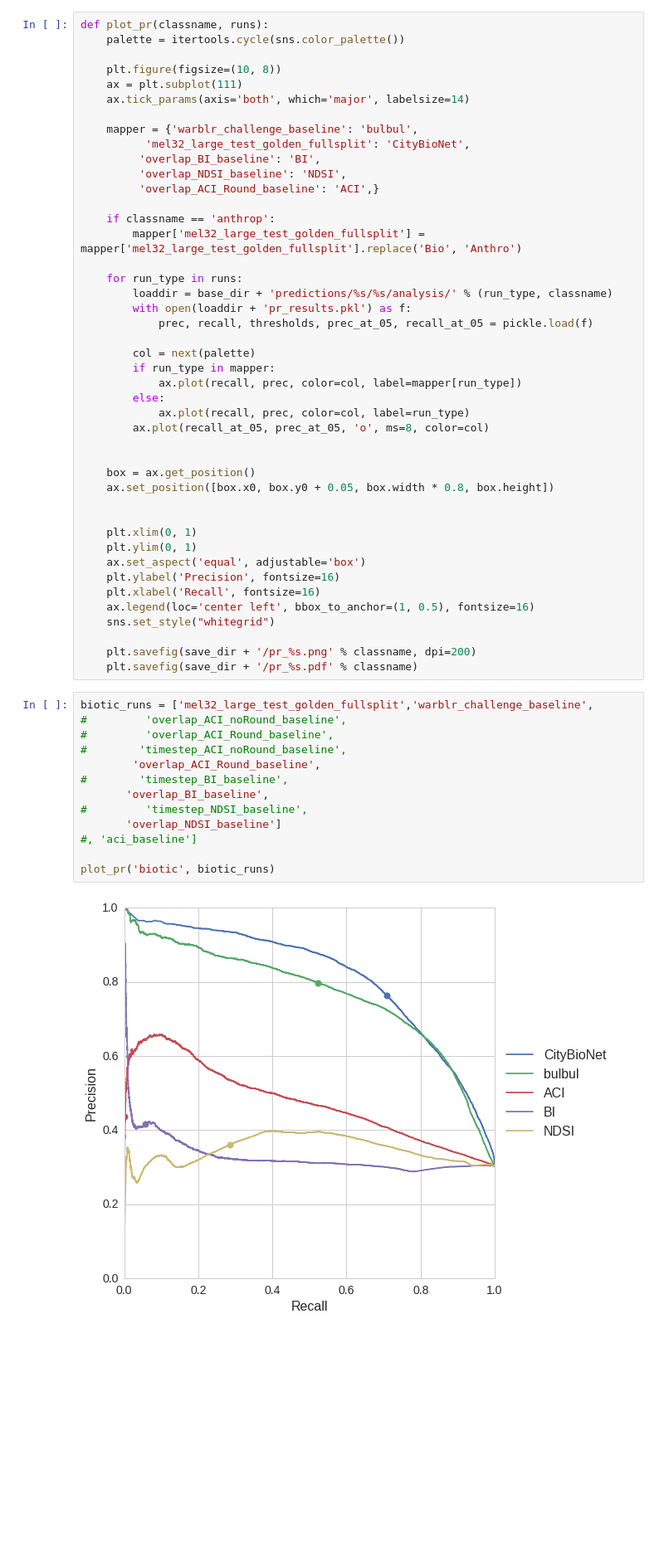
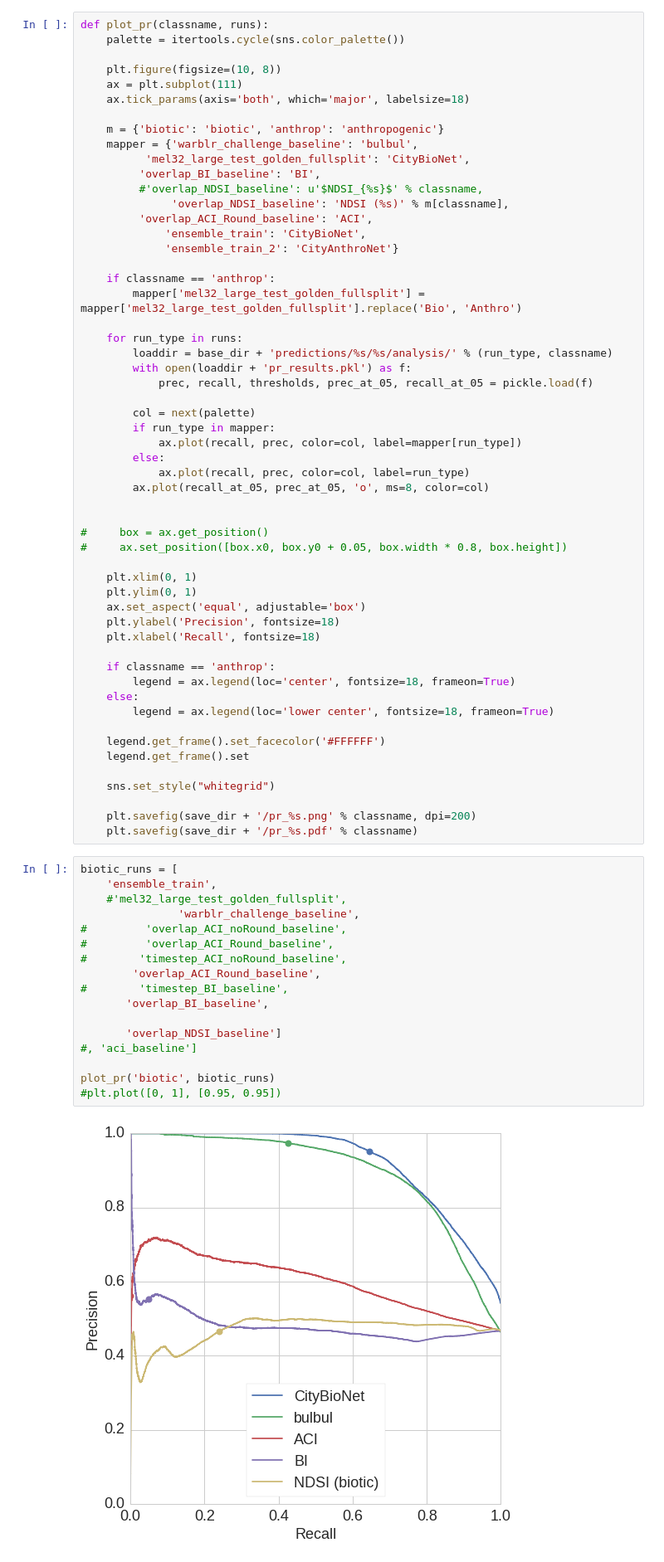
Before and after one commit to mdfirman/CityNet, a Jupyter notebook: evaluation/pr_plots.ipynb, the cells around one changed output. Shown at 83% size. Saved outputs shown, nothing was run; the diff lists cells and outputs as text; blank space fills up the shorter version.

```diff
--- a/evaluation/pr_plots.ipynb
+++ b/evaluation/pr_plots.ipynb
@@ -19,13 +22,17 @@ def plot_pr(classname, runs):
 
     plt.figure(figsize=(10, 8))
     ax = plt.subplot(111)
-    ax.tick_params(axis='both', which='major', labelsize=14)
+    ax.tick_params(axis='both', which='major', labelsize=18)
 
+    m = {'biotic': 'biotic', 'anthrop': 'anthropogenic'}
     mapper = {'warblr_challenge_baseline': 'bulbul',
           'mel32_large_test_golden_fullsplit': 'CityBioNet',
          'overlap_BI_baseline': 'BI',
-         'overlap_NDSI_baseline': 'NDSI',
-         'overlap_ACI_Round_baseline': 'ACI',}
+         #'overlap_NDSI_baseline': u'$NDSI_{%s}$' % classname,
+              'overlap_NDSI_baseline': 'NDSI (%s)' % m[classname],
+         'overlap_ACI_Round_baseline': 'ACI',
+             'ensemble_train': 'CityBioNet',
+             'ensemble_train_2': 'CityAnthroNet'}
 
     if classname == 'anthrop':
         mapper['mel32_large_test_golden_fullsplit'] = mapper['mel32_large_test_golden_fullsplit'].replace('Bio', 'Anthro')
@@ -43,34 +50,45 @@ def plot_pr(classname, runs):
         ax.plot(recall_at_05, prec_at_05, 'o', ms=8, color=col)
 
 
-    box = ax.get_position()
-    ax.set_position([box.x0, box.y0 + 0.05, box.width * 0.8, box.height])
-
+#     box = ax.get_position()
+#     ax.set_position([box.x0, box.y0 + 0.05, box.width * 0.8, box.height])
 
     plt.xlim(0, 1)
     plt.ylim(0, 1)
     ax.set_aspect('equal', adjustable='box')
-    plt.ylabel('Precision', fontsize=16)
-    plt.xlabel('Recall', fontsize=16)
-    ax.legend(loc='center left', bbox_to_anchor=(1, 0.5), fontsize=16)
+    plt.ylabel('Precision', fontsize=18)
+    plt.xlabel('Recall', fontsize=18)
+
+    if classname == 'anthrop':
+        legend = ax.legend(loc='center', fontsize=18, frameon=True)
+    else:
+        legend = ax.legend(loc='lower center', fontsize=18, frameon=True)
+
+    legend.get_frame().set_facecolor('#FFFFFF')
+    legend.get_frame().set
+
     sns.set_style("whitegrid")
 
     plt.savefig(save_dir + '/pr_%s.png' % classname, dpi=200)
     plt.savefig(save_dir + '/pr_%s.pdf' % classname)
 # %%
-biotic_runs = ['mel32_large_test_golden_fullsplit','warblr_challenge_baseline',
+biotic_runs = [
+    'ensemble_train',
+    #'mel32_large_test_golden_fullsplit',
+               'warblr_challenge_baseline',
 #         'overlap_ACI_noRound_baseline',
 #         'overlap_ACI_Round_baseline',
 #        'timestep_ACI_noRound_baseline',
         'overlap_ACI_Round_baseline',
 #        'timestep_BI_baseline',
        'overlap_BI_baseline',
-#         'timestep_NDSI_baseline',
+
        'overlap_NDSI_baseline']
 #, 'aci_baseline']
 
 plot_pr('biotic', biotic_runs)
+#plt.plot([0, 1], [0.95, 0.95])
 # %% [output]
-[figure, old version]
+[figure, new version]
 # %%
 anthrop_runs = [
```
Also changed, not shown: parts of 3 cells of this notebook, 3 other files.
